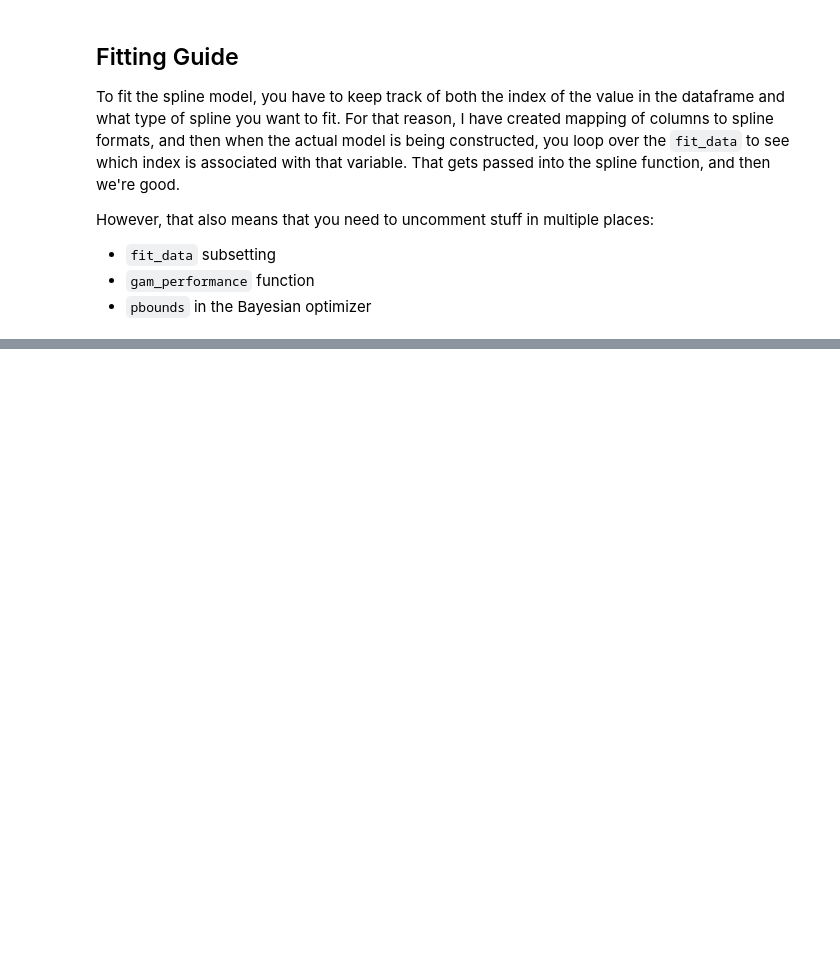
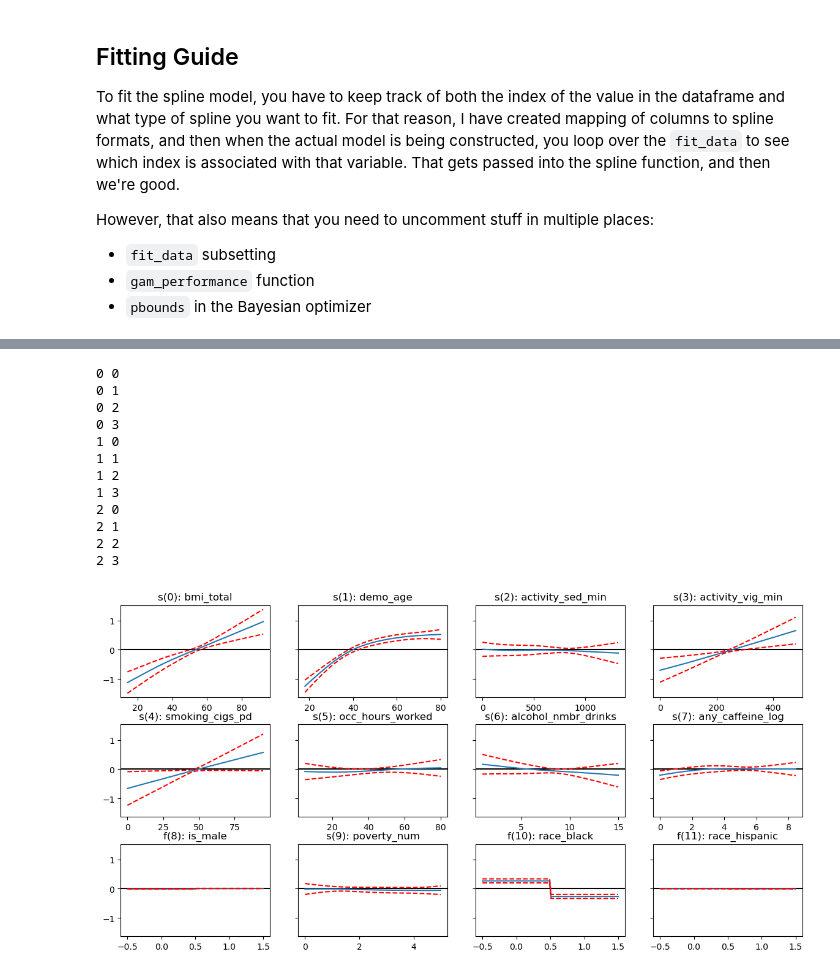
Before and after one commit to mcanearm/YGTBKM, a Jupyter notebook: paper/models/pygam.ipynb, the cells around one changed output, grey strips where cells are left out. Drawn from its saved outputs; the diff is of its cells as text; code cells hidden in the pictures; blank space fills up the shorter version.

```diff
--- a/paper/models/pygam.ipynb
+++ b/paper/models/pygam.ipynb
@@ -209,7 +218,5 @@ optim.maximize(init_points=10, n_iter=40)
 # %%
-scaler = StandardScaler()
-scaled_x = scaler.fit_transform(fit_data)
-fitted_model = gam_performance(x=fit_data, y=y, **optim.max["params"], return_mod=True)
+fitted_model = gam_performance(x=fit_data, y=y, **best_params, return_mod=True)
 fitted_model.summary()
 # fitted_model.predict_proba(fit_data)
 # %% [output]
@@ -274,0 +283,46 @@ ggplot(data=fit_data, mapping=aes(x="age", y="alcohol_nmbr_dr"))
+# %%
+# plt.figure(figsize=(12, 8));
+fig, axs = plt.subplots(3,4, sharey=True, figsize=(12, 6));
+fig.tight_layout()
+for i, term in enumerate(fitted_model.terms):
+    j, k = i//4, i%4
+    if term.isintercept:
+        continue
+
+    XX = fitted_model.generate_X_grid(term=i)
+    pdep, confi = fitted_model.partial_dependence(term=i, X=XX, width=0.95)
+
+    print(j, k)
+    cur_ax = axs[j, k]
+    column = list(fit_data.columns)[i]
+    abbrv_text = {"demo_race_str_black": "race_black", "demo_race_str_hispanic": "race_hispanic"}.get(column, column)
+
+    cur_ax.axhline(y=0, color="black")
+    cur_ax.plot(XX[:, term.feature], pdep)
+    cur_ax.plot(XX[:, term.feature], confi, c='r', ls='--')
+    cur_ax.set_title(f"{repr(term)}: {abbrv_text}")
+    # cur_ax.title(repr(term))
+
+
+    if term.isintercept:
+        continue
+    # cur_ax.plot(fitted_model.partial_dependence(term=i))
+    # axs[j, k].title(term.__repr__())
+    # ax.plot(p1)
+    # ax.title(i)
+
+plt.show()
+# %% [output]
+0 0
+0 1
+0 2
+0 3
+1 0
+1 1
+1 2
+1 3
+2 0
+2 1
+2 2
+2 3
+[figure, added]
```
Also changed, not shown: parts of 6 cells of this notebook, 3 other files.
